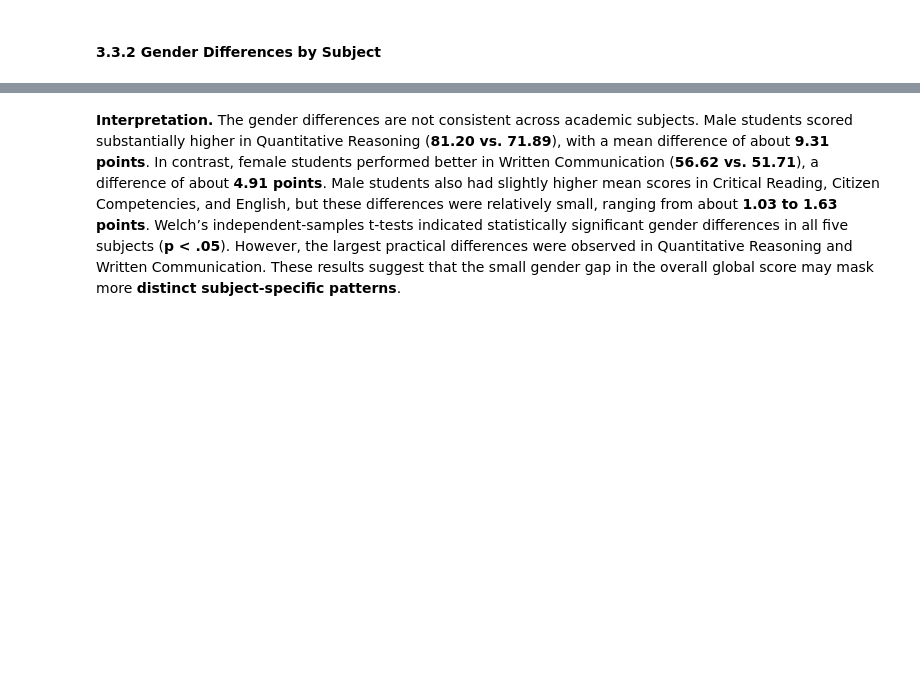
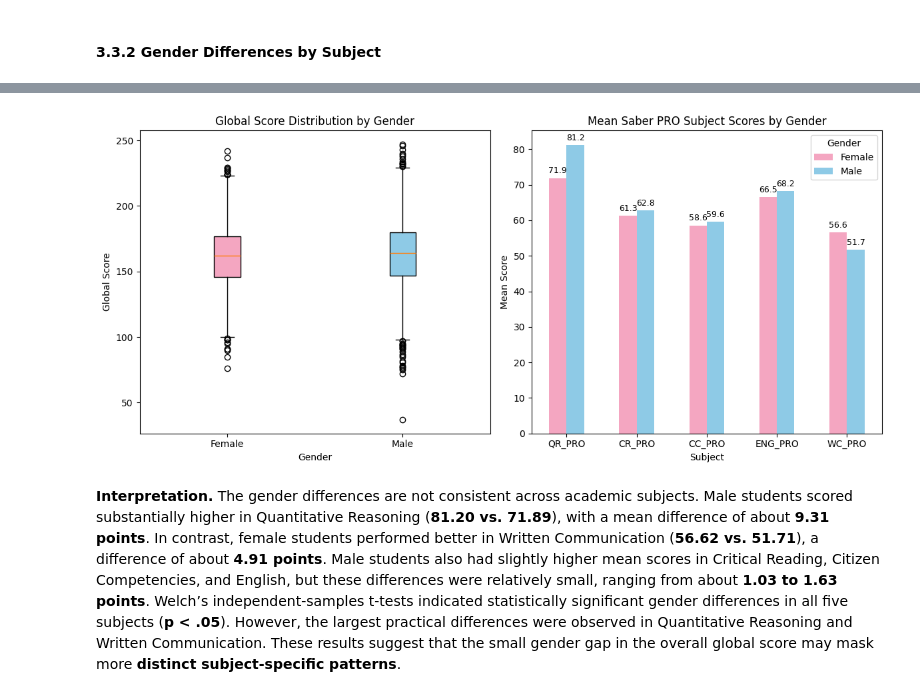
Before and after one commit to YiruiLi2004/MSSP6070, a Jupyter notebook: Assignments/Assignment 1/Assignment_1_yiruili.ipynb, the cells around one changed output, grey strips where cells are left out. Saved outputs shown, nothing was run; the diff lists cells and outputs as text; code cells hidden in the pictures; blank space fills up the shorter version.

```diff
--- a/Assignments/Assignment 1/Assignment_1_yiruili.ipynb
+++ b/Assignments/Assignment 1/Assignment_1_yiruili.ipynb
@@ -325,50 +518,52 @@ gender_subject_summary
 # %%
-# Compare subject scores and Global Score distributions by gender
+# Compare Global Score distributions and subject scores by gender
 
 gender_order = ["F", "M"]
 gender_data = [df[df["GENDER"] == group]["G_SC"] for group in gender_order]
 
 fig, axes = plt.subplots(1, 2, figsize=(12, 5.5))
 
-# Left: mean Saber PRO subject scores
-gender_subject_summary.T.plot(
-    kind="bar",
-    ax=axes[0],
-    color=["#F4A6C1", "#8ECAE6"]
-)
-
-axes[0].set_title("Mean Saber PRO Subject Scores by Gender")
-axes[0].set_xlabel("Subject")
-axes[0].set_ylabel("Mean Score")
-axes[0].tick_params(axis="x", rotation=0)
-axes[0].legend(title="Gender", labels=["Female", "Male"])
-
-for container in axes[0].containers:
-    axes[0].bar_label(
-        container,
-        fmt="%.1f",
-        padding=3,
-        fontsize=9
-    )
-
-# Right: Global Score distribution
-box = axes[1].boxplot(
+# Left: Global Score distribution
+box = axes[0].boxplot(
     gender_data,
     tick_labels=["Female", "Male"],
     patch_artist=True
 )
 
 box_colors = ["#F4A6C1", "#8ECAE6"]
 
 for patch, color in zip(box["boxes"], box_colors):
     patch.set_facecolor(color)
 
-axes[1].set_title("Global Score Distribution by Gender")
-axes[1].set_xlabel("Gender")
-axes[1].set_ylabel("Global Score")
+axes[0].set_title("Global Score Distribution by Gender")
+axes[0].set_xlabel("Gender")
+axes[0].set_ylabel("Global Score")
+
+# Right: mean Saber PRO subject scores
+gender_subject_summary.T.plot(
+    kind="bar",
+    ax=axes[1],
+    color=["#F4A6C1", "#8ECAE6"]
+)
+
+axes[1].set_title("Mean Saber PRO Subject Scores by Gender")
+axes[1].set_xlabel("Subject")
+axes[1].set_ylabel("Mean Score")
+axes[1].tick_params(axis="x", rotation=0)
+axes[1].legend(title="Gender", labels=["Female", "Male"])
+
+for container in axes[1].containers:
+    axes[1].bar_label(
+        container,
+        fmt="%.1f",
+        padding=3,
+        fontsize=9
+    )
 
 plt.tight_layout()
 plt.show()
+# %% [output]
+[figure, added]
 # %% [markdown]
 **Interpretation.** The gender differences are not consistent across academic subjects. Male students scored substantially higher in Quantitative Reasoning (**81.20 vs. 71.89**), with a mean difference of about **9.31 points**. In contrast, female students performed better in Written Communication (**56.62 vs. 51.71**), a difference of about **4.91 points**. Male students also had slightly higher mean scores in Critical Reading, Citizen Competencies, and English, but these differences were relatively small, ranging from about **1.03 to 1.63 points**. Welch’s independent-samples t-tests indicated statistically significant gender differences in all five subjects (**p < .05**). However, the largest practical differences were observed in Quantitative Reasoning and Written Communication. These results suggest that the small gender gap in the overall global score may mask more **distinct subject-specific patterns**.
 # %% [markdown]
```
Also changed, not shown: parts of 35 cells of this notebook.
